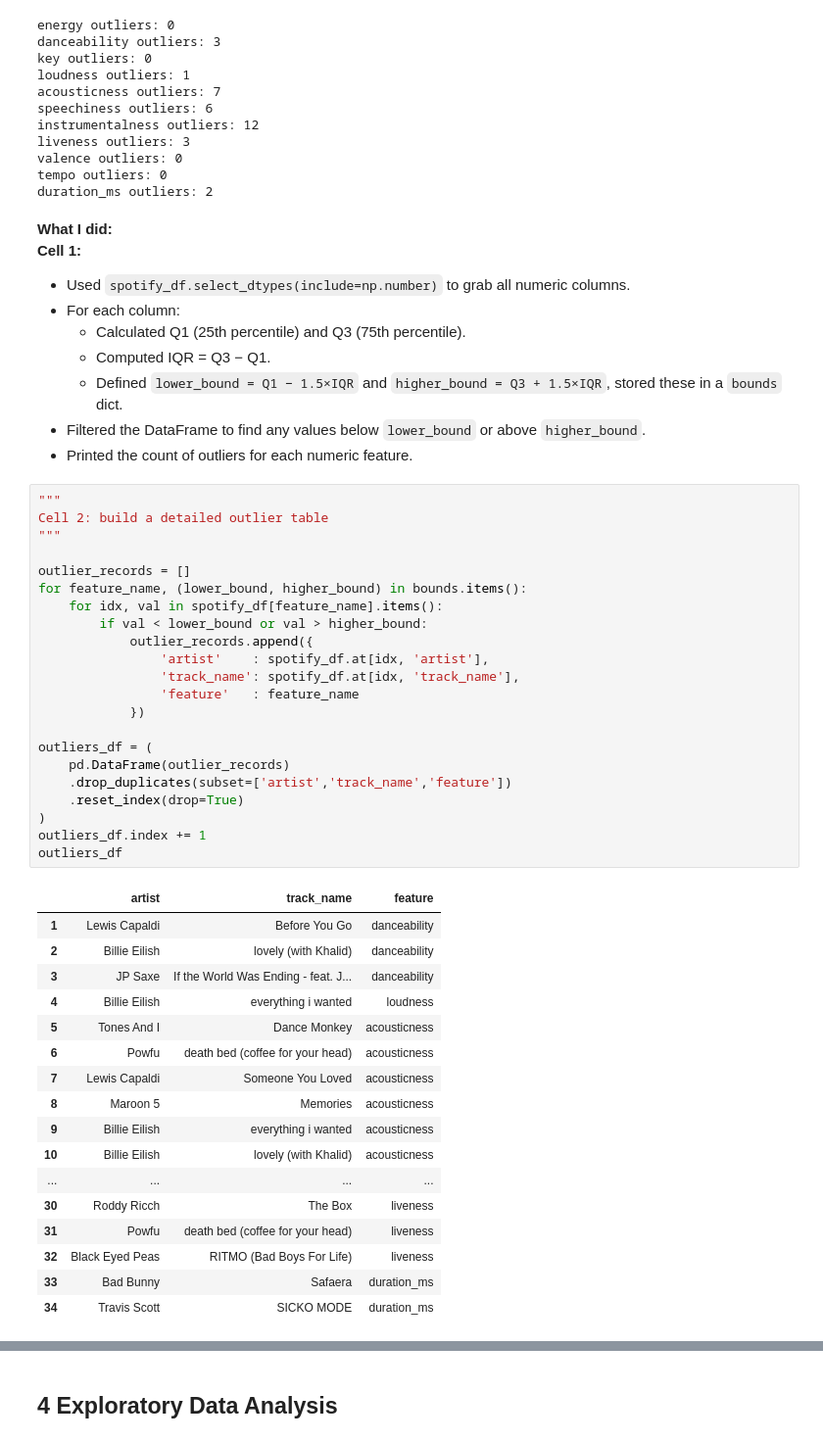
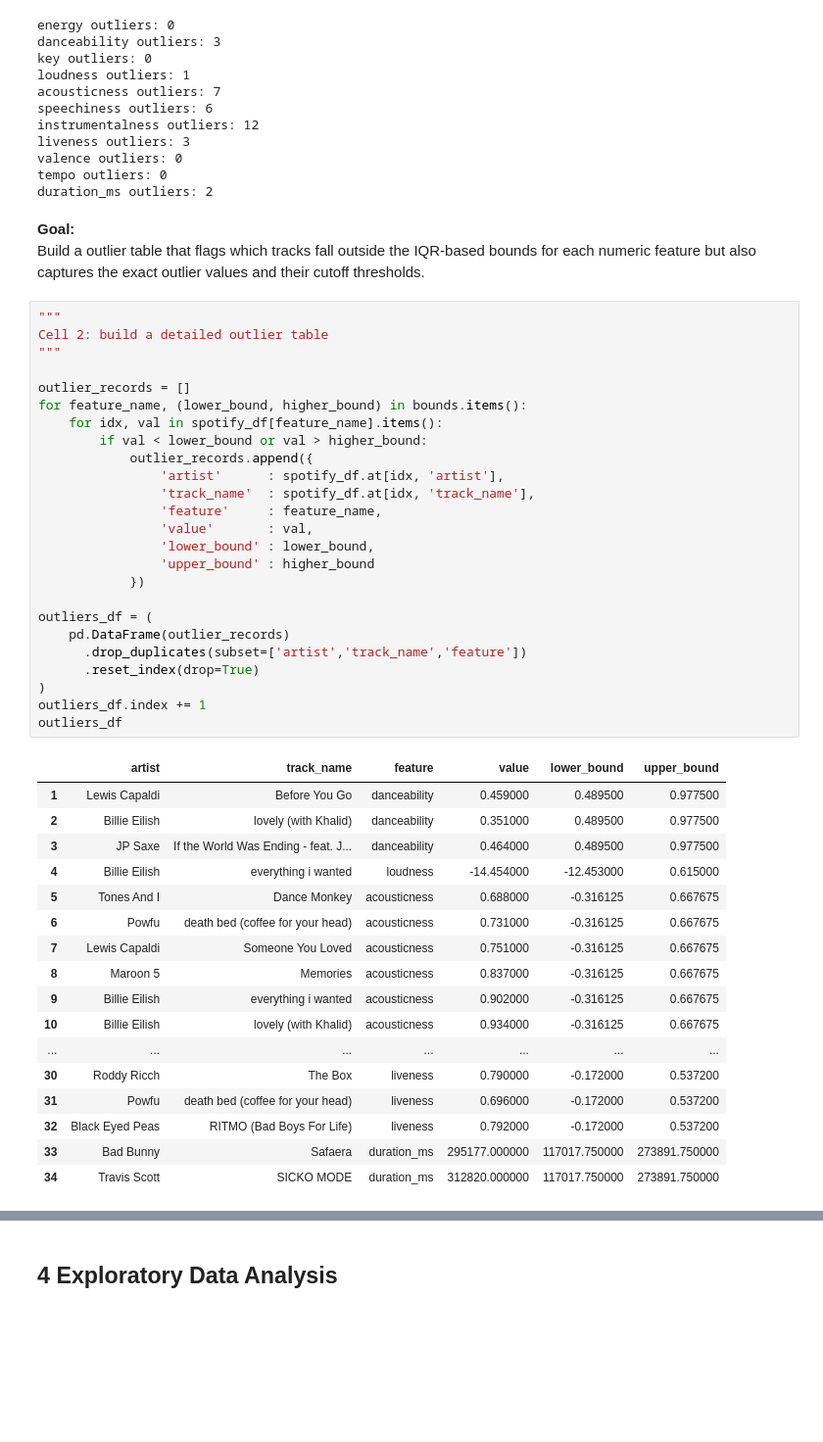
Before and after one commit to Vabubi/spotify, a Jupyter notebook: notebooks/Spotify_analysis.ipynb, the cells around one changed output, grey strips where cells are left out. Shown at 98% size. Cells and saved outputs as stored; diff of their text form; blank space fills up the shorter version.

Commit message:
Commit of Spotify_project

```diff
--- a/notebooks/Spotify_analysis.ipynb
+++ b/notebooks/Spotify_analysis.ipynb
@@ -319,54 +208,49 @@ liveness outliers: 3
 valence outliers: 0
 tempo outliers: 0
 duration_ms outliers: 2
-# %% [markdown]
-**What I did:**
-**Cell 1:**
-
-- Used `spotify_df.select_dtypes(include=np.number)` to grab all numeric columns.
-- For each column:
-  - Calculated Q1 (25th percentile) and Q3 (75th percentile).
-  - Computed IQR = Q3 − Q1.
-  - Defined `lower_bound = Q1 − 1.5×IQR` and `higher_bound = Q3 + 1.5×IQR`, stored these in a `bounds` dict.
-- Filtered the DataFrame to find any values below `lower_bound` or above `higher_bound`.
-- Printed the count of outliers for each numeric feature.
+# %% [markdown]
+**Goal:**
+Build a outlier table that flags which tracks fall outside the IQR-based bounds for each numeric feature but also captures the exact outlier values and their cutoff thresholds.
 # %%
 """
 Cell 2: build a detailed outlier table
 """
 
 outlier_records = []
 for feature_name, (lower_bound, higher_bound) in bounds.items():
     for idx, val in spotify_df[feature_name].items():
         if val < lower_bound or val > higher_bound:
             outlier_records.append({
-                'artist'    : spotify_df.at[idx, 'artist'],
-                'track_name': spotify_df.at[idx, 'track_name'],
-                'feature'   : feature_name
+                'artist'      : spotify_df.at[idx, 'artist'],
+                'track_name'  : spotify_df.at[idx, 'track_name'],
+                'feature'     : feature_name,
+                'value'       : val,
+                'lower_bound' : lower_bound,
+                'upper_bound' : higher_bound
             })
 
 outliers_df = (
     pd.DataFrame(outlier_records)
-    .drop_duplicates(subset=['artist','track_name','feature'])
-    .reset_index(drop=True)
+      .drop_duplicates(subset=['artist','track_name','feature'])
+      .reset_index(drop=True)
 )
 outliers_df.index += 1
 outliers_df
 # %% [output]
-|  | artist | track_name | feature |
-| 1 | Lewis Capaldi | Before You Go | danceability |
-| 2 | Billie Eilish | lovely (with Khalid) | danceability |
-| 3 | JP Saxe | If the World Was Ending - feat. J... | danceability |
-| 4 | Billie Eilish | everything i wanted | loudness |
-| 5 | Tones And I | Dance Monkey | acousticness |
-| 6 | Powfu | death bed (coffee for your head) | acousticness |
-| 7 | Lewis Capaldi | Someone You Loved | acousticness |
-| 8 | Maroon 5 | Memories | acousticness |
-| 9 | Billie Eilish | everything i wanted | acousticness |
-| 10 | Billie Eilish | lovely (with Khalid) | acousticness |
-| ... | ... | ... | ... |
-| 30 | Roddy Ricch | The Box | liveness |
-| 31 | Powfu | death bed (coffee for your head) | liveness |
-| 32 | Black Eyed Peas | RITMO (Bad Boys For Life) | liveness |
-| 33 | Bad Bunny | Safaera | duration_ms |
-| 34 | Travis Scott | SICKO MODE | duration_ms |
+|  | artist | track_name | feature | value | lower_bound | upper_bound |
+| 1 | Lewis Capaldi | Before You Go | danceability | 0.459000 | 0.489500 | 0.977500 |
+| 2 | Billie Eilish | lovely (with Khalid) | danceability | 0.351000 | 0.489500 | 0.977500 |
+| 3 | JP Saxe | If the World Was Ending - feat. J... | danceability | 0.464000 | 0.489500 | 0.977500 |
+| 4 | Billie Eilish | everything i wanted | loudness | -14.454000 | -12.453000 | 0.615000 |
+| 5 | Tones And I | Dance Monkey | acousticness | 0.688000 | -0.316125 | 0.667675 |
+| 6 | Powfu | death bed (coffee for your head) | acousticness | 0.731000 | -0.316125 | 0.667675 |
+| 7 | Lewis Capaldi | Someone You Loved | acousticness | 0.751000 | -0.316125 | 0.667675 |
+| 8 | Maroon 5 | Memories | acousticness | 0.837000 | -0.316125 | 0.667675 |
+| 9 | Billie Eilish | everything i wanted | acousticness | 0.902000 | -0.316125 | 0.667675 |
+| 10 | Billie Eilish | lovely (with Khalid) | acousticness | 0.934000 | -0.316125 | 0.667675 |
+| ... | ... | ... | ... | ... | ... | ... |
+| 30 | Roddy Ricch | The Box | liveness | 0.790000 | -0.172000 | 0.537200 |
+| 31 | Powfu | death bed (coffee for your head) | liveness | 0.696000 | -0.172000 | 0.537200 |
+| 32 | Black Eyed Peas | RITMO (Bad Boys For Life) | liveness | 0.792000 | -0.172000 | 0.537200 |
+| 33 | Bad Bunny | Safaera | duration_ms | 295177.000000 | 117017.750000 | 273891.750000 |
+| 34 | Travis Scott | SICKO MODE | duration_ms | 312820.000000 | 117017.750000 | 273891.750000 |
```
Also changed, not shown: parts of 126 cells of this notebook, 3 other files.
